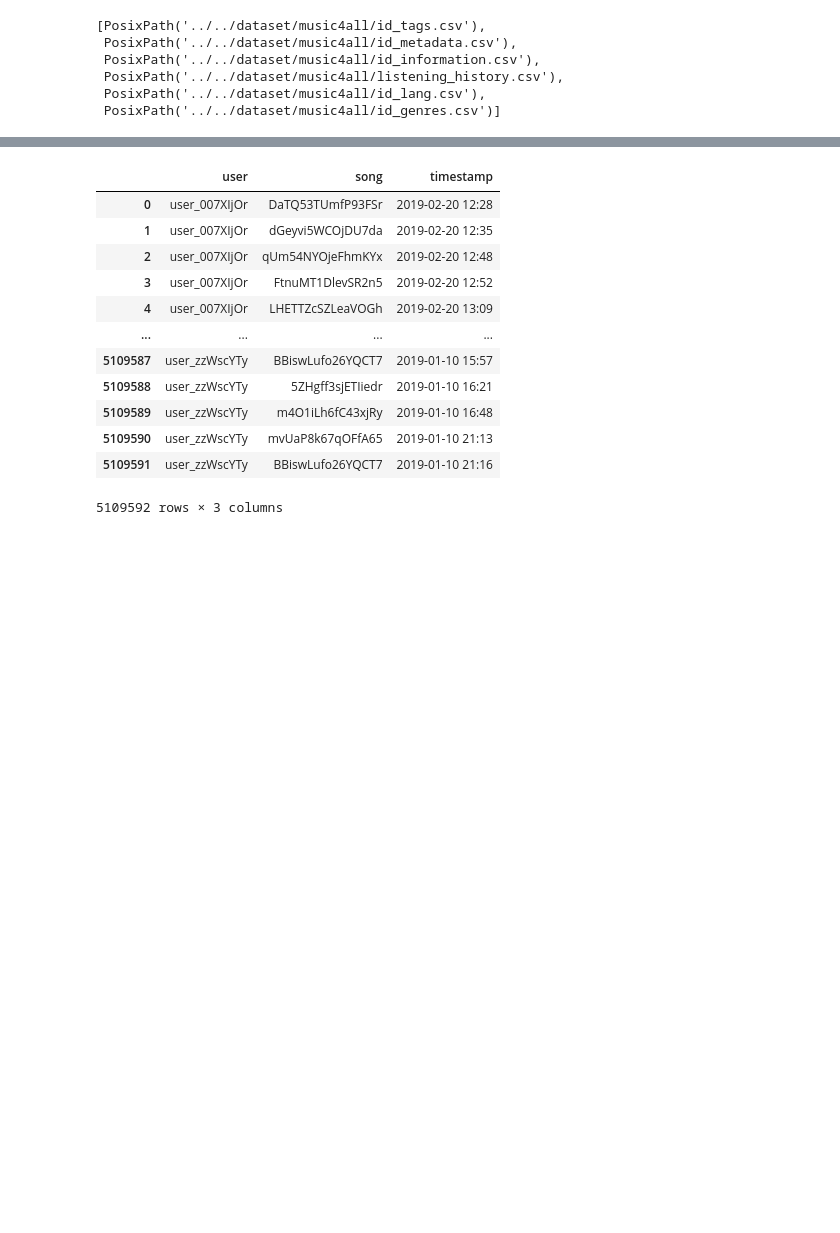
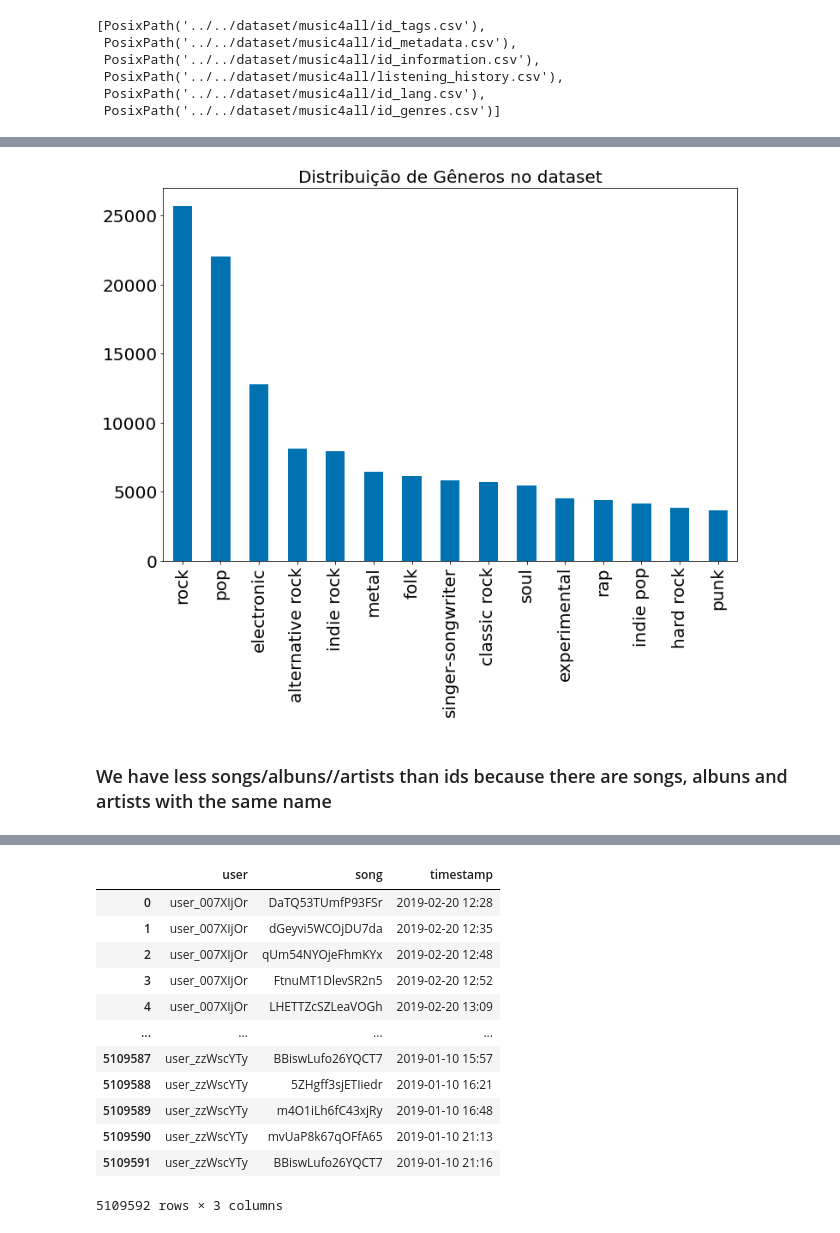
Before and after one commit to GiowGiow/Quantificando-a-Disrupcao-em-Redes-de-Similaridade-Musicais, a Jupyter notebook: EDA/EDA - Dataset.ipynb, the cells around one changed output, grey strips where cells are left out. Drawn from its saved outputs; the diff is of its cells as text; code cells hidden in the pictures; blank space fills up the shorter version.

```diff
--- a/EDA/EDA - Dataset.ipynb
+++ b/EDA/EDA - Dataset.ipynb
@@ -60,0 +78,14 @@ song_info = pd.merge(datasets['id_information'], datasets['id_genres'], on='id')
+# %%
+def plot_genre_distribution(df):
+    # Needs a genre column
+    genres = ",".join(df['genres']).split(",")
+    genres_count = pd.Series(genres).value_counts()
+    most_popular_genres = genres_count[:100]
+    # Plot the 15 most popular
+    ax = most_popular_genres[:15].plot.bar(title="Distribuição de Gêneros no dataset")
+
+plot_genre_distribution(song_info)
+# %% [output]
+[figure, added]
+# %% [markdown]
+### We have less songs/albuns//artists than ids because there are songs, albuns and artists with the same name
```
Also changed, not shown: parts of 50 cells of this notebook, 4 other files.
